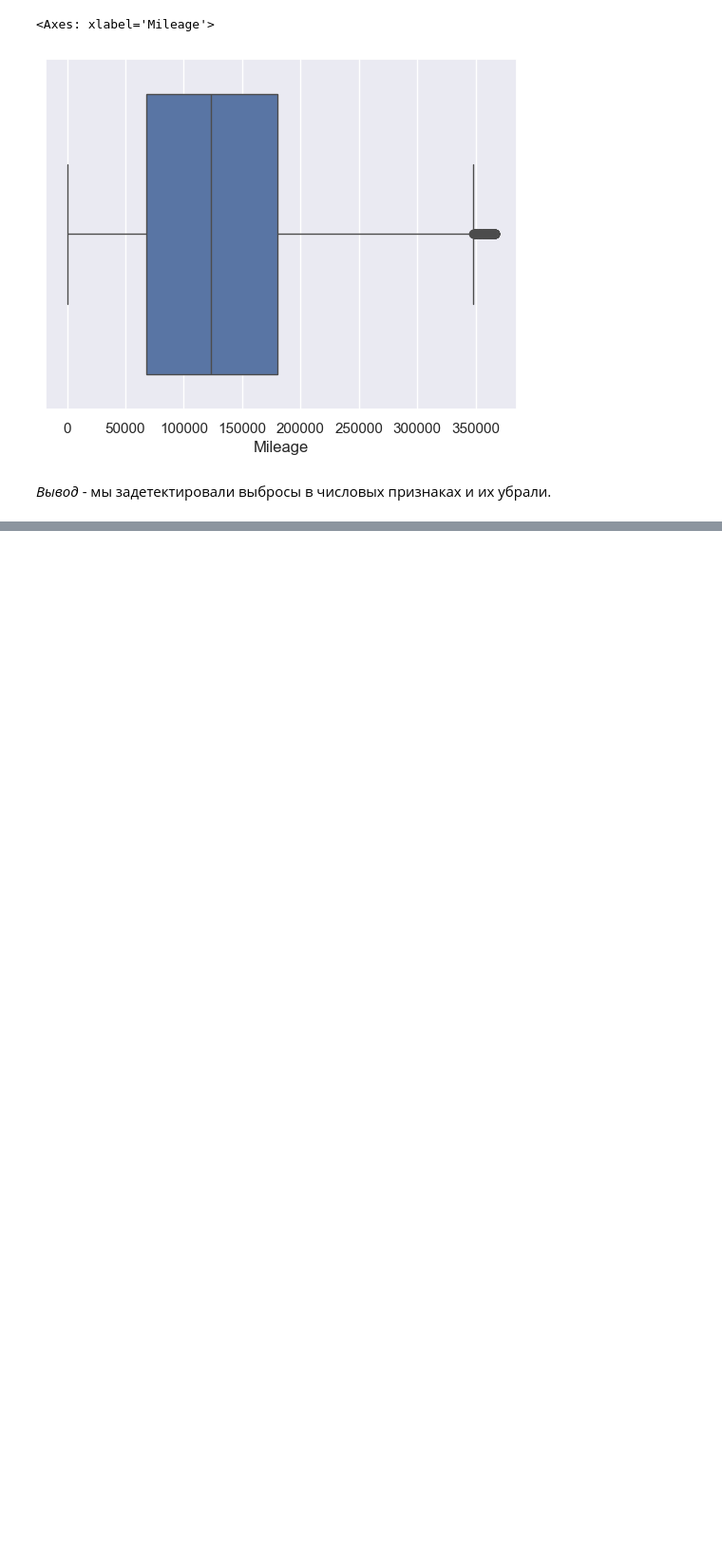
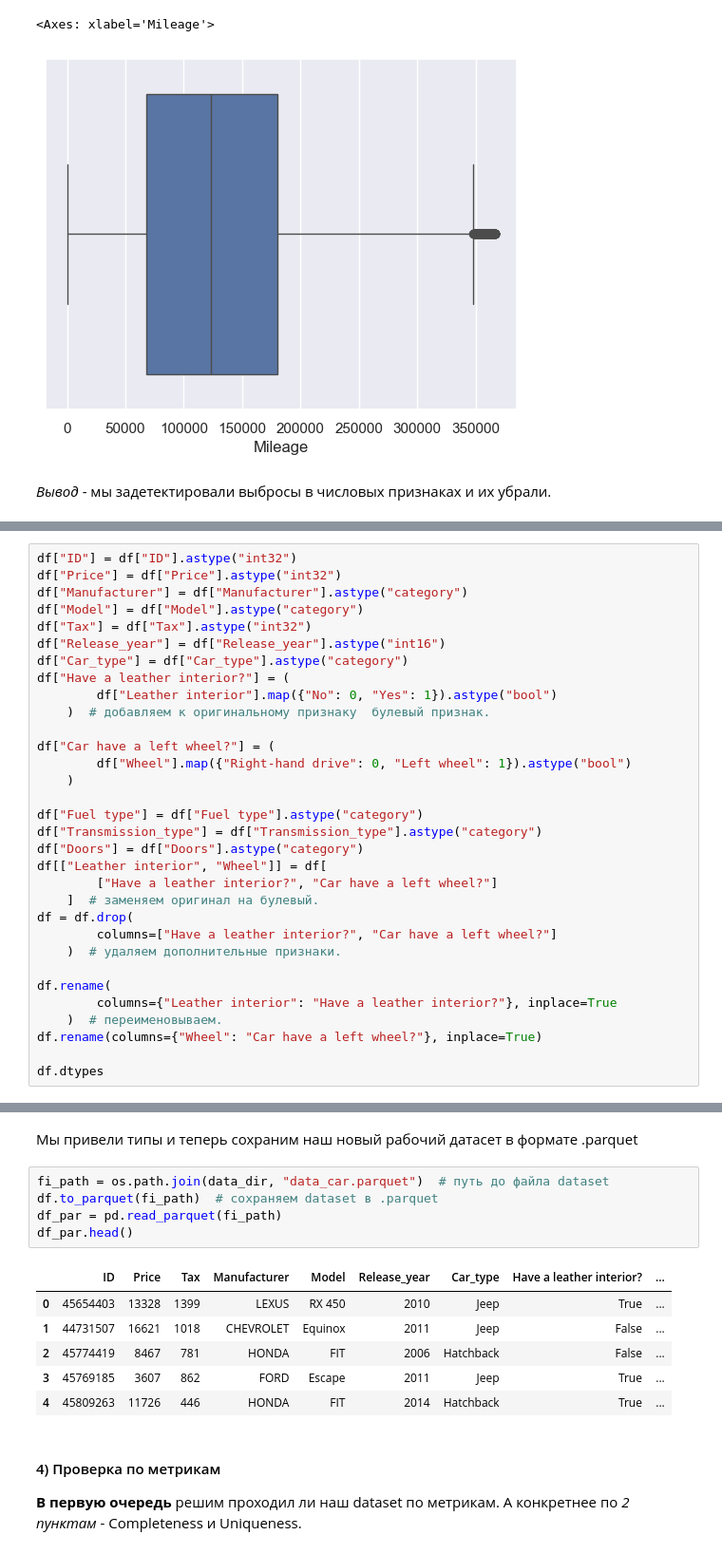
Before and after one commit to D0uble-Zer0/DE_ITMO_Course, a Jupyter notebook: notebooks/EDA.ipynb, the cells around one changed output, grey strips where cells are left out. Shown at 95% size. Saved outputs shown, nothing was run; the diff lists cells and outputs as text; blank space fills up the shorter version.

```diff
--- a/notebooks/EDA.ipynb
+++ b/notebooks/EDA.ipynb
@@ -528,0 +554,32 @@ _Вывод_ - мы задетектировали выбросы в число
+# %%
+df["ID"] = df["ID"].astype("int32")
+df["Price"] = df["Price"].astype("int32")
+df["Manufacturer"] = df["Manufacturer"].astype("category")
+df["Model"] = df["Model"].astype("category")
+df["Tax"] = df["Tax"].astype("int32")
+df["Release_year"] = df["Release_year"].astype("int16")
+df["Car_type"] = df["Car_type"].astype("category")
+df["Have a leather interior?"] = (
+        df["Leather interior"].map({"No": 0, "Yes": 1}).astype("bool")
+    )  # добавляем к оригинальному признаку  булевый признак.
+
+df["Car have a left wheel?"] = (
+        df["Wheel"].map({"Right-hand drive": 0, "Left wheel": 1}).astype("bool")
+    )
+
+df["Fuel type"] = df["Fuel type"].astype("category")
+df["Transmission_type"] = df["Transmission_type"].astype("category")
+df["Doors"] = df["Doors"].astype("category")
+df[["Leather interior", "Wheel"]] = df[
+        ["Have a leather interior?", "Car have a left wheel?"]
+    ]  # заменяем оригинал на булевый.
+df = df.drop(
+        columns=["Have a leather interior?", "Car have a left wheel?"]
+    )  # удаляем дополнительные признаки.
+
+df.rename(
+        columns={"Leather interior": "Have a leather interior?"}, inplace=True
+    )  # переименовываем.
+df.rename(columns={"Wheel": "Car have a left wheel?"}, inplace=True)
+
+df.dtypes
@@ -528,0 +602,18 @@ _Вывод_ - мы задетектировали выбросы в число
+# %% [markdown]
+Мы привели типы и теперь сохраним наш новый рабочий датасет в формате .parquet
+# %%
+fi_path = os.path.join(data_dir, "data_car.parquet")  # путь до файла dataset
+df.to_parquet(fi_path)  # сохраняем dataset в .parquet
+df_par = pd.read_parquet(fi_path)
+df_par.head()
+# %% [output]
+|  | ID | Price | Tax | Manufacturer | Model | Release_year | Car_type | Have a leather interior? | ... |
+| 0 | 45654403 | 13328 | 1399 | LEXUS | RX 450 | 2010 | Jeep | True | ... |
+| 1 | 44731507 | 16621 | 1018 | CHEVROLET | Equinox | 2011 | Jeep | False | ... |
+| 2 | 45774419 | 8467 | 781 | HONDA | FIT | 2006 | Hatchback | False | ... |
+| 3 | 45769185 | 3607 | 862 | FORD | Escape | 2011 | Jeep | True | ... |
+| 4 | 45809263 | 11726 | 446 | HONDA | FIT | 2014 | Hatchback | True | ... |
+# %% [markdown]
+#### 4) Проверка по метрикам
+
+**В первую очередь** решим проходил ли наш dataset по метрикам. А конкретнее по _2 пунктам_ - Completeness и Uniqueness.
```
Also changed, not shown: parts of 18 cells of this notebook.
